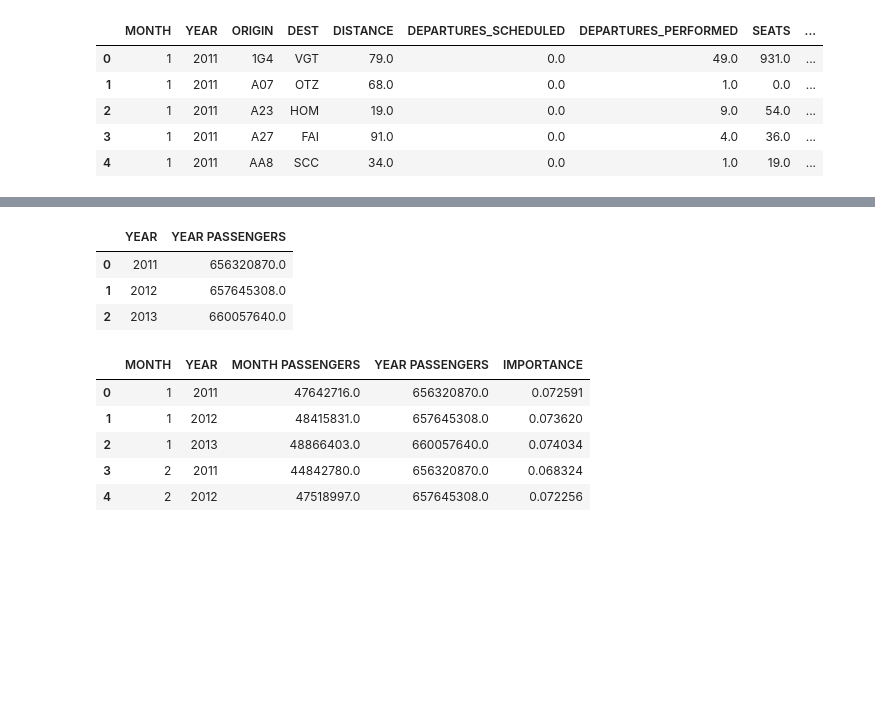
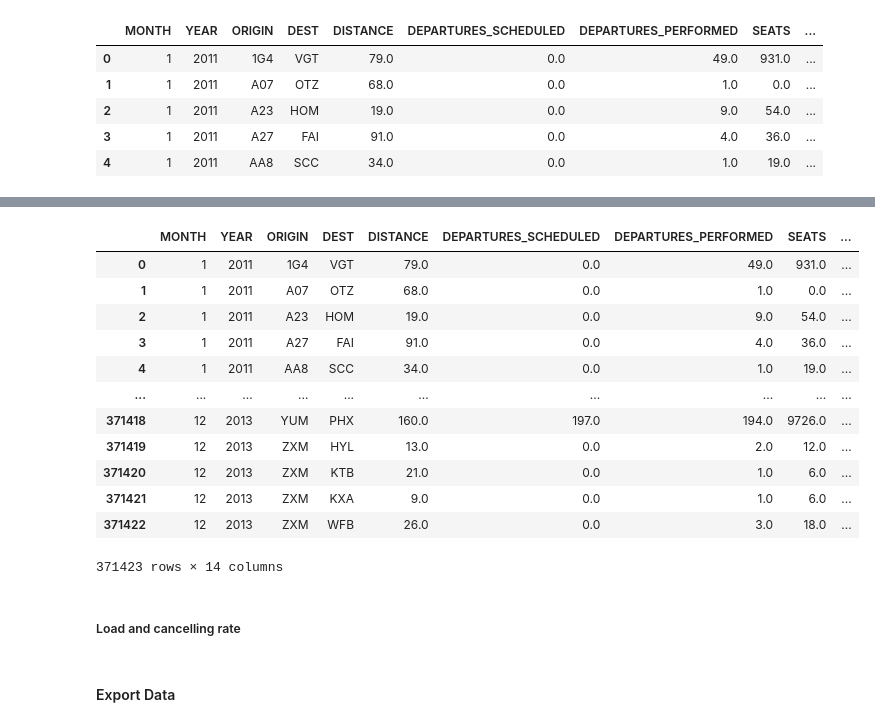
Before and after one commit to henrique-britoleao/air_passenger_traffic, a Jupyter notebook: data_treating.ipynb, the cells around one changed output, grey strips where cells are left out. Drawn from its saved outputs; the diff is of its cells as text; code cells hidden in the pictures; blank space fills up the shorter version.

Commit message:
Finilized treating flight data: added load and cancel rate

```diff
--- a/data_treating.ipynb
+++ b/data_treating.ipynb
@@ -292,0 +279,6 @@ date_df = flight.copy()
+# %%
+month_totals = flight[['MONTH', 'YEAR', 'PASSENGERS']].groupby(
+    ['MONTH', 'YEAR'], as_index=False
+                                                                    ).sum()
+month_totals.rename(columns={'PASSENGERS': 'MONTH_PAS'}, inplace=True)
+month_totals.head(10)
@@ -292,0 +297,5 @@ date_df = flight.copy()
+# %%
+year_totals = month_totals[['YEAR', 'MONTH_PAS']].groupby(
+    ['YEAR'], as_index=False).sum()
+year_totals.rename(columns={'MONTH_PAS': 'YEAR_PAS'}, inplace=True)
+year_totals.head()
@@ -292,0 +307,4 @@ date_df = flight.copy()
+# %%
+importance_df = pd.merge(month_totals, year_totals, how='left', on=['YEAR'])
+importance_df['IMPORT_MONTH'] = importance_df['MONTH_PAS']/importance_df['YEAR_PAS']
+importance_df.head()
@@ -320,24 +327,19 @@ date_df.head(10)
-# %%
-new_col = date_df[['YEAR', 'MONTH PASSENGERS']].groupby(
-    ['YEAR'], as_index=False).sum()
-new_col.rename(columns={'MONTH PASSENGERS': 'YEAR PASSENGERS'}, inplace=True)
-new_col.head()
-# %% [output]
-|  | YEAR | YEAR PASSENGERS |
-| 0 | 2011 | 656320870.0 |
-| 1 | 2012 | 657645308.0 |
-| 2 | 2013 | 660057640.0 |
-# %%
-importance_df = pd.merge(date_df, new_col, how='left', on=['YEAR'])
-#X_merged = pd.merge(
-        #X, X_weather, how='left', on=['DateOfDeparture', 'Arrival'], sort=False
-    #)
-importance_df['IMPORTANCE'] = importance_df['MONTH PASSENGERS']/importance_df['YEAR PASSENGERS']
-importance_df.head()
-# %% [output]
-|  | MONTH | YEAR | MONTH PASSENGERS | YEAR PASSENGERS | IMPORTANCE |
-| 0 | 1 | 2011 | 47642716.0 | 656320870.0 | 0.072591 |
-| 1 | 1 | 2012 | 48415831.0 | 657645308.0 | 0.073620 |
-| 2 | 1 | 2013 | 48866403.0 | 660057640.0 | 0.074034 |
-| 3 | 2 | 2011 | 44842780.0 | 656320870.0 | 0.068324 |
-| 4 | 2 | 2012 | 47518997.0 | 657645308.0 | 0.072256 |
+# %%
+# add it to flight dataset
+flight.merge(importance_df, on=['MONTH', 'YEAR'], how='left')
+# %% [output]
+|  | MONTH | YEAR | ORIGIN | DEST | DISTANCE | DEPARTURES_SCHEDULED | DEPARTURES_PERFORMED | SEATS | ... |
+| 0 | 1 | 2011 | 1G4 | VGT | 79.0 | 0.0 | 49.0 | 931.0 | ... |
+| 1 | 1 | 2011 | A07 | OTZ | 68.0 | 0.0 | 1.0 | 0.0 | ... |
+| 2 | 1 | 2011 | A23 | HOM | 19.0 | 0.0 | 9.0 | 54.0 | ... |
+| 3 | 1 | 2011 | A27 | FAI | 91.0 | 0.0 | 4.0 | 36.0 | ... |
+| 4 | 1 | 2011 | AA8 | SCC | 34.0 | 0.0 | 1.0 | 19.0 | ... |
+| ... | ... | ... | ... | ... | ... | ... | ... | ... | ... |
+| 371418 | 12 | 2013 | YUM | PHX | 160.0 | 197.0 | 194.0 | 9726.0 | ... |
+| 371419 | 12 | 2013 | ZXM | HYL | 13.0 | 0.0 | 2.0 | 12.0 | ... |
+| 371420 | 12 | 2013 | ZXM | KTB | 21.0 | 0.0 | 1.0 | 6.0 | ... |
+| 371421 | 12 | 2013 | ZXM | KXA | 9.0 | 0.0 | 1.0 | 6.0 | ... |
+| 371422 | 12 | 2013 | ZXM | WFB | 26.0 | 0.0 | 3.0 | 18.0 | ... |
+371423 rows × 14 columns
+# %% [markdown]
+##### Load and cancelling rate
@@ -343,0 +354,2 @@ importance_df.head()
+# %% [markdown]
+#### Export Data
```
Also changed, not shown: parts of 18 cells of this notebook, 1 other file.
